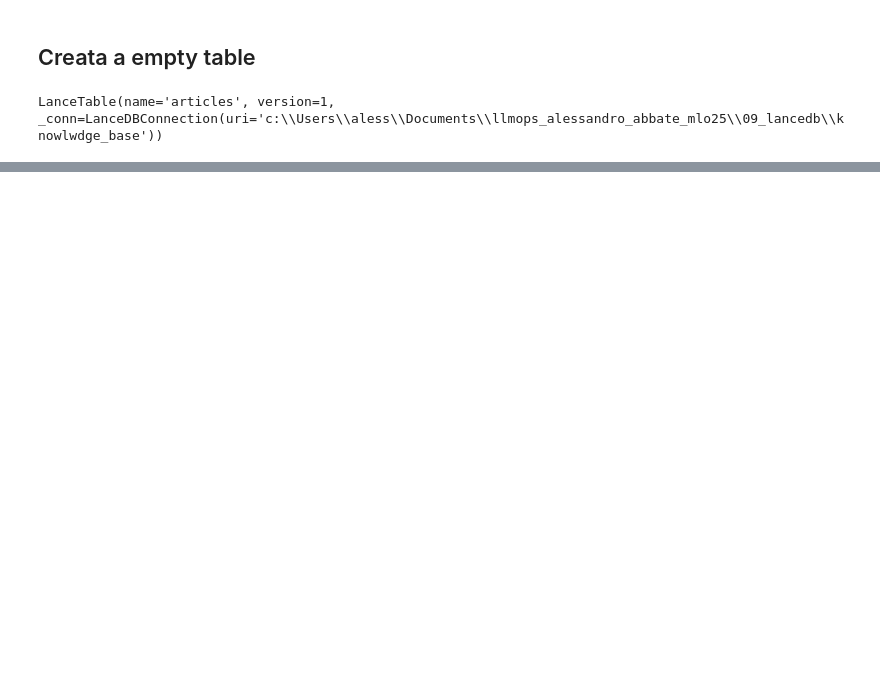
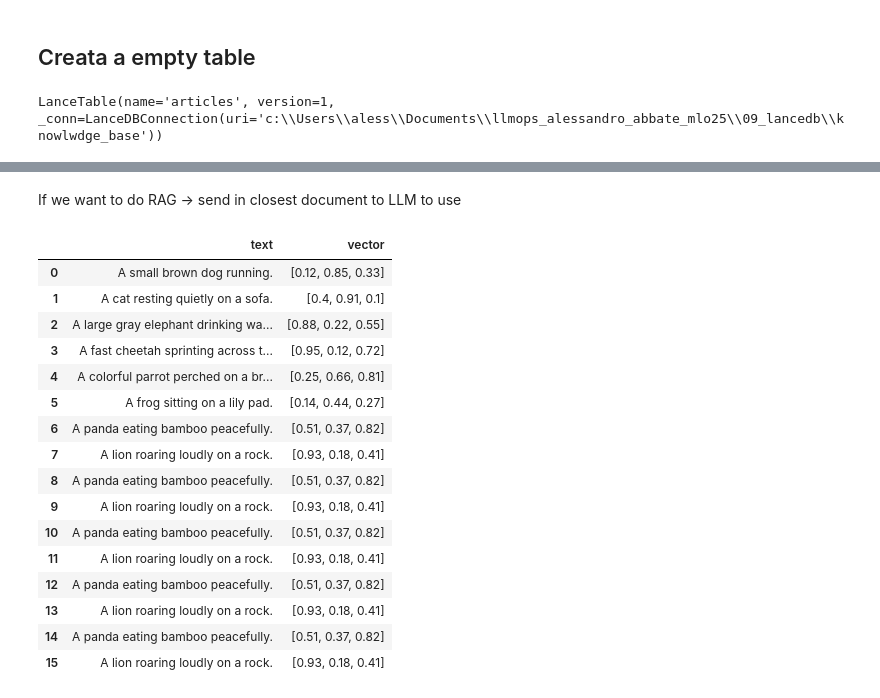
Before and after one commit to Aleex87/llmops_alessandro_abbate_mlo25, a Jupyter notebook: 09_lancedb/lancedb_bascics.ipynb, the cells around one changed output, grey strips where cells are left out. Drawn from its saved outputs; the diff is of its cells as text; code cells hidden in the pictures; blank space fills up the shorter version.

```diff
--- a/09_lancedb/lancedb_bascics.ipynb
+++ b/09_lancedb/lancedb_bascics.ipynb
@@ -99,0 +122,26 @@ LanceTable(name='articles', version=1, _conn=LanceDBConnection(uri='c:\\Users\\a
+# %%
+article_data = [{
+    "title": "Fiskar",
+    "content": """A fish is an aquatic, anamniotic, gill-bearing vertebrate animal with a tough
+      cranium to protect the brain, but lacking limbs with digits.
+      Fish can be grouped into the more basal jawless fish and the more common jawed fish,
+        the latter including all living cartilaginous and bony fish,
+        as well as the extinct placoderms and acanthodians.
+     In a break from the long tradition of grouping all fish into a single class (Pisces),
+     modern phylogenetics views fish as a paraphyletic group that includes all vertebrates except tetrapods.
+     In English, the plural of "fish" is fish when referring to individuals and fishes when referring to species."""},
+    {"title": "Crabs",
+
+     "content": """Crabs are decapod crustaceans, either the Brachyura (the "true crabs")
+       or various groups within the closely related Anomura
+       (hermit crabs and allies), characterised by having a heavily armoured shell,
+         their tail segments concealed under the body, the ability to run sideways,
+           and the habit of hiding in rocky crevices.
+             They do not form a single natural group or clade,
+     but have convergently evolved multiple times from the ancestral decapod body plan through carcinisation,
+       the process of creating this set of characteristics.
+     As a group, they are thus polyphyletic,
+       meaning they have multiple evolutionary origins."""
+     },
+     ]
+vector_db["articles"].add(article_data)
@@ -99,0 +171,22 @@ LanceTable(name='articles', version=1, _conn=LanceDBConnection(uri='c:\\Users\\a
+# %% [markdown]
+If we want to do RAG -> send in closest document to LLM to use
+# %%
+vector_db["animal_text"].to_pandas()
+# %% [output]
+|  | text | vector |
+| 0 | A small brown dog running. | [0.12, 0.85, 0.33] |
+| 1 | A cat resting quietly on a sofa. | [0.4, 0.91, 0.1] |
+| 2 | A large gray elephant drinking wa... | [0.88, 0.22, 0.55] |
+| 3 | A fast cheetah sprinting across t... | [0.95, 0.12, 0.72] |
+| 4 | A colorful parrot perched on a br... | [0.25, 0.66, 0.81] |
+| 5 | A frog sitting on a lily pad. | [0.14, 0.44, 0.27] |
+| 6 | A panda eating bamboo peacefully. | [0.51, 0.37, 0.82] |
+| 7 | A lion roaring loudly on a rock. | [0.93, 0.18, 0.41] |
+| 8 | A panda eating bamboo peacefully. | [0.51, 0.37, 0.82] |
+| 9 | A lion roaring loudly on a rock. | [0.93, 0.18, 0.41] |
+| 10 | A panda eating bamboo peacefully. | [0.51, 0.37, 0.82] |
+| 11 | A lion roaring loudly on a rock. | [0.93, 0.18, 0.41] |
+| 12 | A panda eating bamboo peacefully. | [0.51, 0.37, 0.82] |
+| 13 | A lion roaring loudly on a rock. | [0.93, 0.18, 0.41] |
+| 14 | A panda eating bamboo peacefully. | [0.51, 0.37, 0.82] |
+| 15 | A lion roaring loudly on a rock. | [0.93, 0.18, 0.41] |
```
Also changed, not shown: parts of 22 cells of this notebook, 13 other files.
